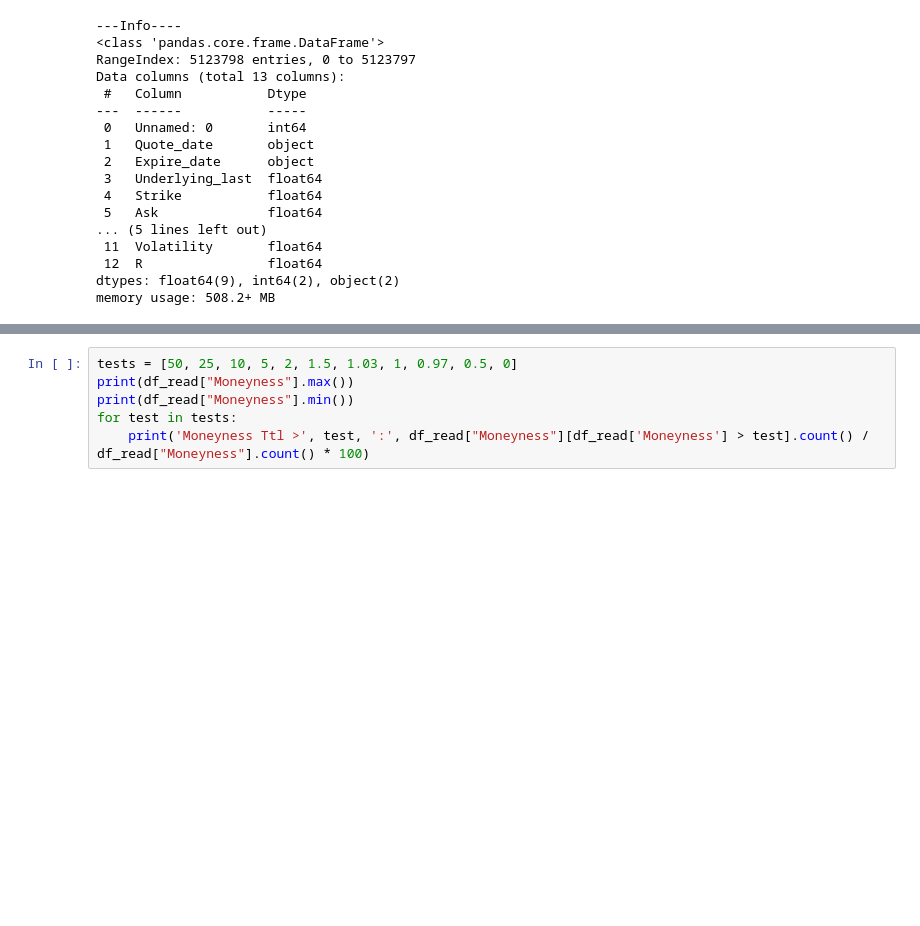
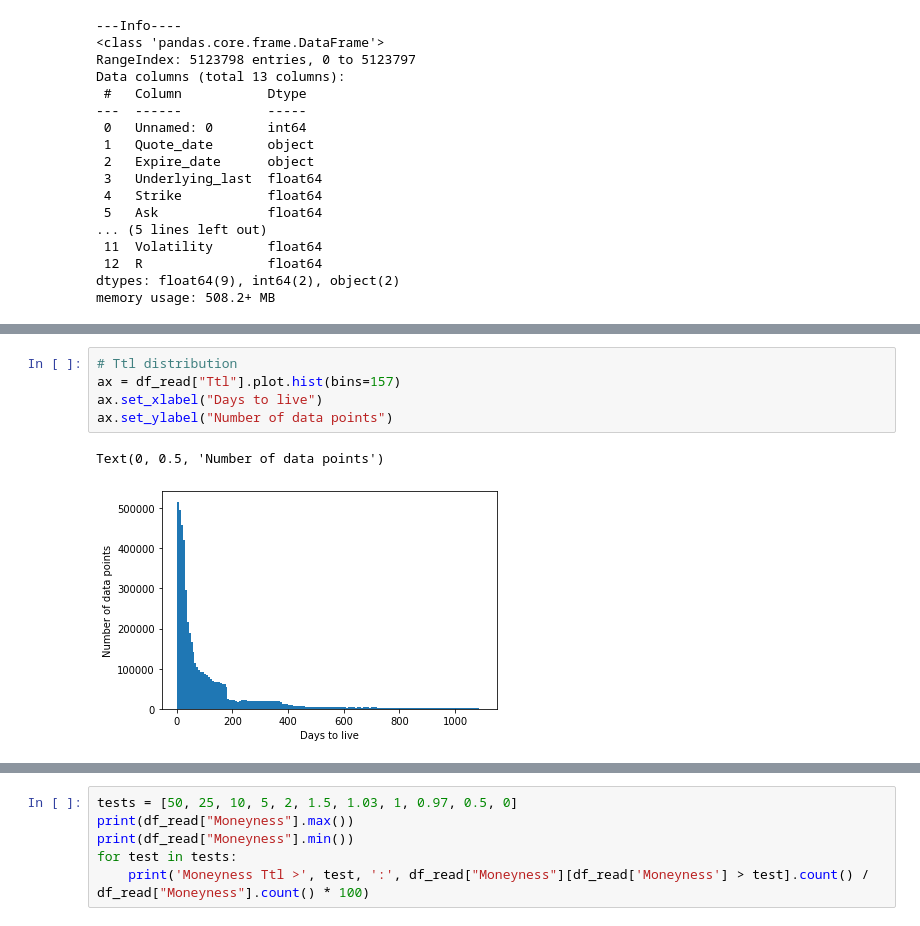
Before and after one commit to jacobvinje/LSTM-for-option-pricing, a Jupyter notebook: data exploration.ipynb, the cells around one changed output, grey strips where cells are left out. Cells and saved outputs as stored; diff of their text form; blank space fills up the shorter version.

```diff
--- a/data exploration.ipynb
+++ b/data exploration.ipynb
@@ -69,3 +72,11 @@ Count Ttl > 60 : 2260711
 Count Ttl > 30 : 3123010
 Count Ttl > 15 : 4037921
 Count Ttl > 0 : 5123798
+# %%
+# Ttl distribution
+ax = df_read["Ttl"].plot.hist(bins=157)
+ax.set_xlabel("Days to live")
+ax.set_ylabel("Number of data points")
+# %% [output]
+Text(0, 0.5, 'Number of data points')
+[figure, added]
```
Also changed, not shown: parts of 15 cells of this notebook, 1 other file.
